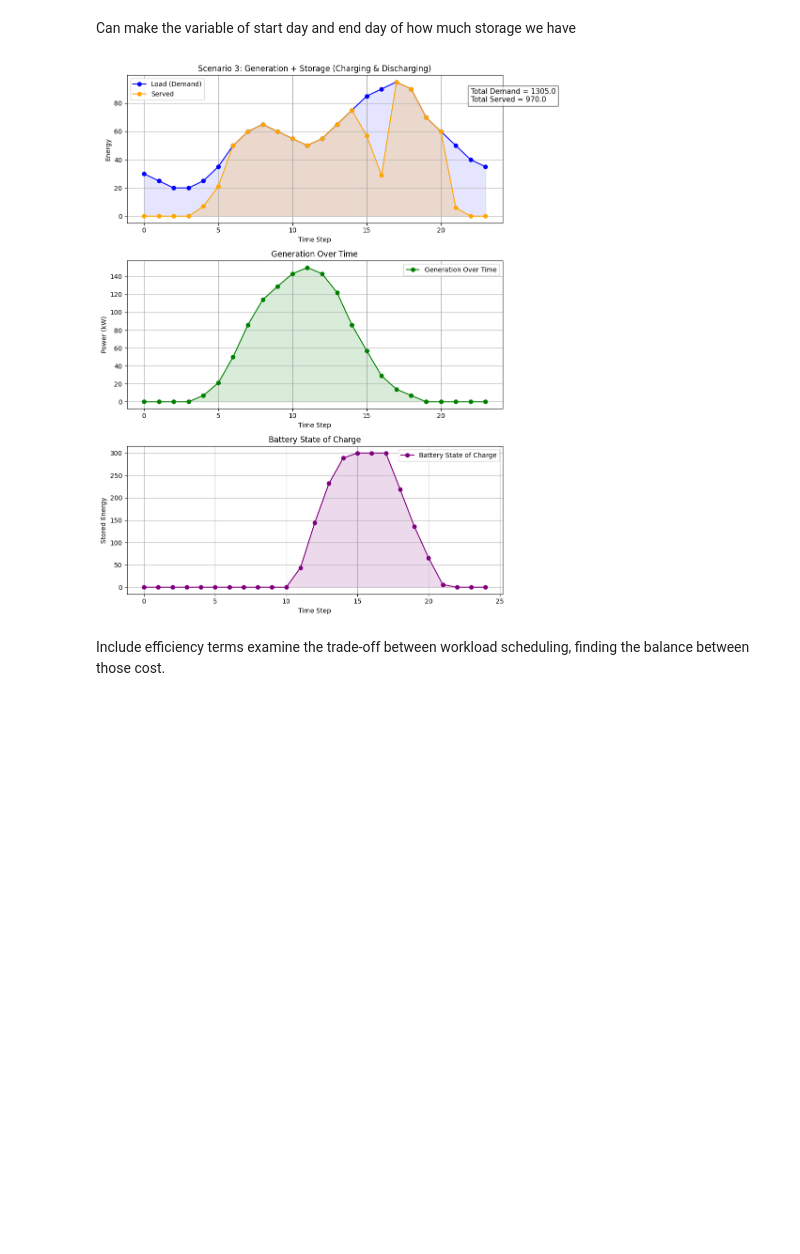
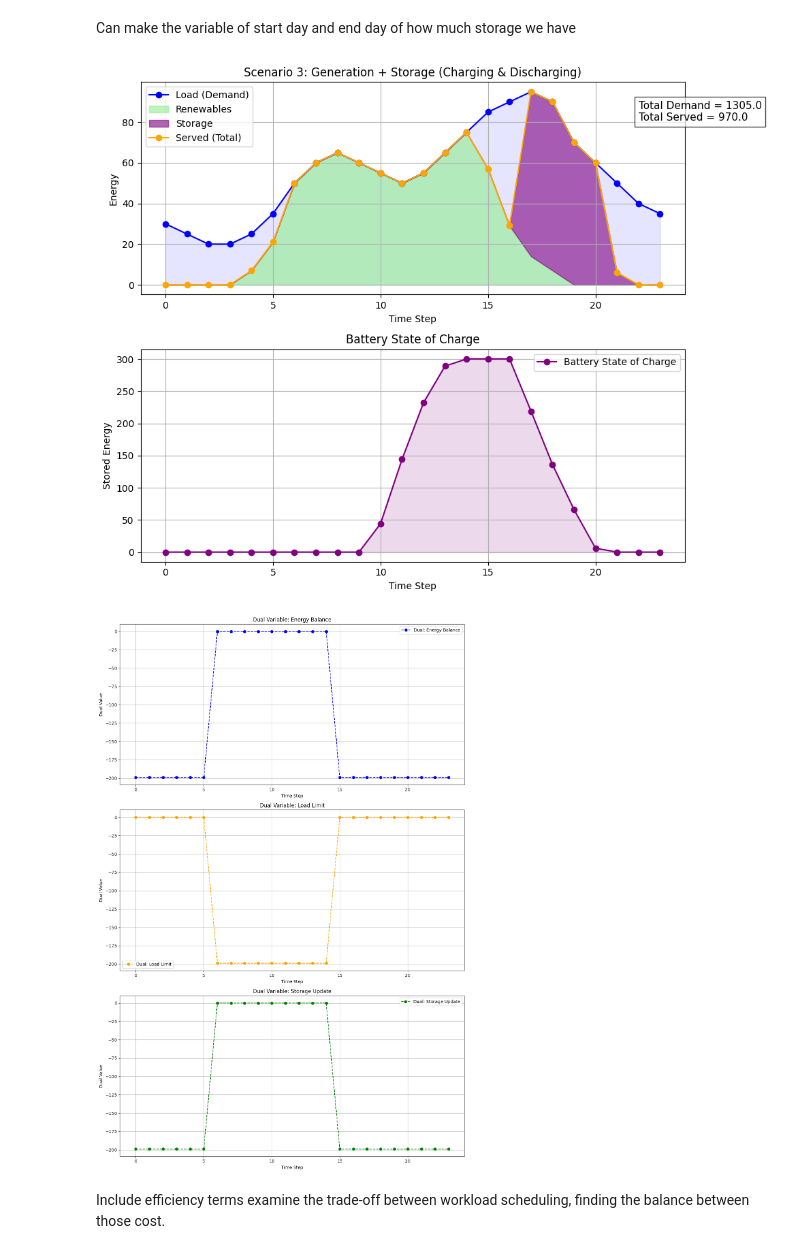
Before and after one commit to clbanjai/1.020-Data-Center-Project, a Jupyter notebook: OH_implementatio.ipynb, the cells around one changed output. Cells and saved outputs as stored; diff of their text form; code cells hidden in the pictures; blank space fills up the shorter version.

Commit message:
Add dual plots

```diff
--- a/OH_implementatio.ipynb
+++ b/OH_implementatio.ipynb
@@ -260,7 +396,7 @@ m2 = gp.Model("workload_scheduling_no_storage")
 m2.setParam('OutputFlag', 0)
 
 # Decision variables
-u = m2.addVars(T, name="u", lb=0)        # Energy used
+u = m2.addVars(T+1, name="u", lb=0)        # Energy used
 x = m2.addVars(T+1, name="x", lb=0)      # Backlog
 
 # Initial condition
@@ -276,7 +412,7 @@ for t in range(T):
 m2.addConstr(x[T] >= 0, "terminal_backlog")
 
 # Objective: Minimize backlog and energy cost (incentivizes serving more load)
-m2.setObjective(gp.quicksum(r * x[t] for t in range(T+1)), GRB.MINIMIZE)
+m2.setObjective(gp.quicksum(r * x[t] + q*u[t] for t in range(T+1)), GRB.MINIMIZE)
 
 # Optimize
 m2.optimize()
@@ -285,7 +421,7 @@ m2.optimize()
 if m2.status == GRB.OPTIMAL:
     served_2 = [u[t].X for t in range(T)]
     backlog_2 = [x[t].X for t in range(T+1)]  # Backlog at each time step
-    plot_results("Scenario 2: Workload Scheduling Only", served_2, second_plot=True, backlog=backlog_2)
+    plot_results_1("Scenario 2: Workload Scheduling Only", served_2, second_plot=True, backlog=backlog_2)
 # %% [output]
 Restricted license - for non-production use only - expires 2026-11-23
 [figure]
@@ -313,38 +449,58 @@ c = m3.addVars(T+1, name="c", lb=0)             # Battery storage level at each
 
 # Initial condition for battery storage
 m3.addConstr(c[0] == 0, "initial_storage")
 
 # Constraints
 for t in range(T):
     # Energy used to meet load
     m3.addConstr(u[t] <= L[t], name=f"meet_load_{t}")
 
     # Energy balance equation: G[t] = u[t] + s_charge[t] - s_discharge[t]
     m3.addConstr(u[t] + s_charge[t] - s_discharge[t] <= G[t], name=f"energy_balance_{t}")
 
     # Update storage level: c[t+1] = c[t] + s_charge[t] - s_discharge[t]
     m3.addConstr(c[t+1] == c[t] + s_charge[t] - s_discharge[t], name=f"storage_update_{t}")
     m3.addConstr(c[t]<=battery_limit, name = "storage limit")
 
     m3.addConstr(u[t] <= computing_limit, name=f"computing limit")
 
 
 # Final condition: the battery should be empty at the end
 m3.addConstr(c[T] == 0, "terminal_storage")
 
 # Objective: minimize energy used (serving load) and energy storage transitions (charging/discharging)
 m3.setObjective(gp.quicksum(q * u[t] + r * (L[t]-u[t]) for t in range(T)), GRB.MINIMIZE)
+#In this case there's no backlog so we simply penalize demand no met
 
 # Optimize
 m3.optimize()
 
-# Plot results
 if m3.status == GRB.OPTIMAL:
-    served_3 = [u[t].X for t in range(T)]  # Energy served to meet the load
-    soc_3 = [c[t].X for t in range(T+1)]  # State of charge at each time step
-    plot_results("Scenario 3: Generation + Storage (Charging & Discharging)", served_3, soc=soc_3, second_plot=True)
+    served_3 = [u[t].X for t in range(T)]
+    soc_3 = [c[t].X for t in range(1, T+1)]
+    from_storage_3 = [s_discharge[t].X for t in range(T)]
+    from_renewables_3 = [served_3[t] - from_storage_3[t] if served_3[t] >= from_storage_3[t] else 0 for t in range(T)]
+
+    duals_3 = {
+    "Energy Balance": [m3.getConstrByName(f"energy_balance_{t}").Pi for t in range(T)],
+    "Load Limit": [m3.getConstrByName(f"meet_load_{t}").Pi for t in range(T)],
+    "Storage Update": [m3.getConstrByName(f"storage_update_{t}").Pi for t in range(T)],
+    # "Storage Limit": [m3.getConstrByName(f"storage limit").Pi],  # Only one for the storage limit
+    # "Computing Limit": [m3.getConstrByName(f"computing limit").Pi],  # Only one for the computing limit
+}
+
+
+    plot_results_1(
+        title="Scenario 3: Generation + Storage (Charging & Discharging)",
+        served=served_3,
+        soc=soc_3,
+        from_storage=from_storage_3,
+        from_renewables=from_renewables_3,
+        duals=duals_3,
+    )
 # %% [output]
-[figure, old version]
+[figure, new version]
+[figure, added]
 # %% [markdown]
 Include efficiency terms examine the trade-off between workload scheduling, finding the balance between those cost.
 # %% [markdown]
```
Also changed, not shown: parts of 5 cells of this notebook.
